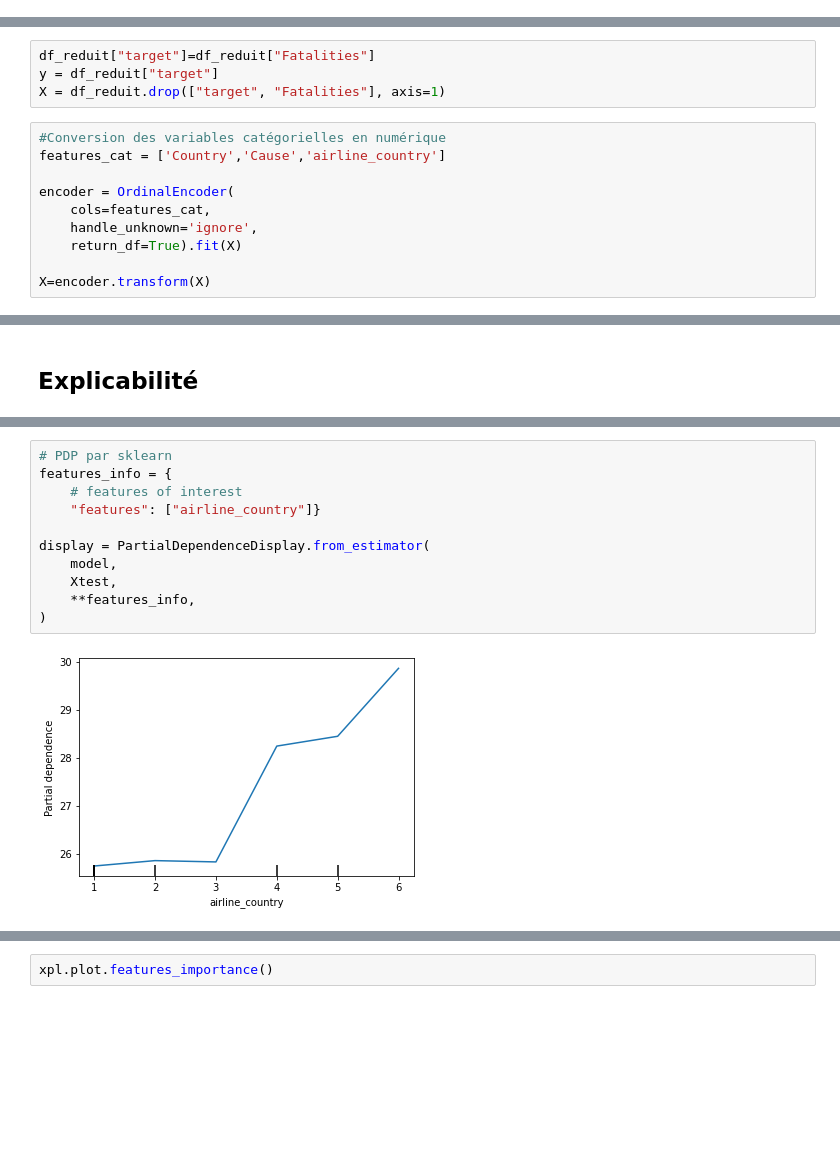
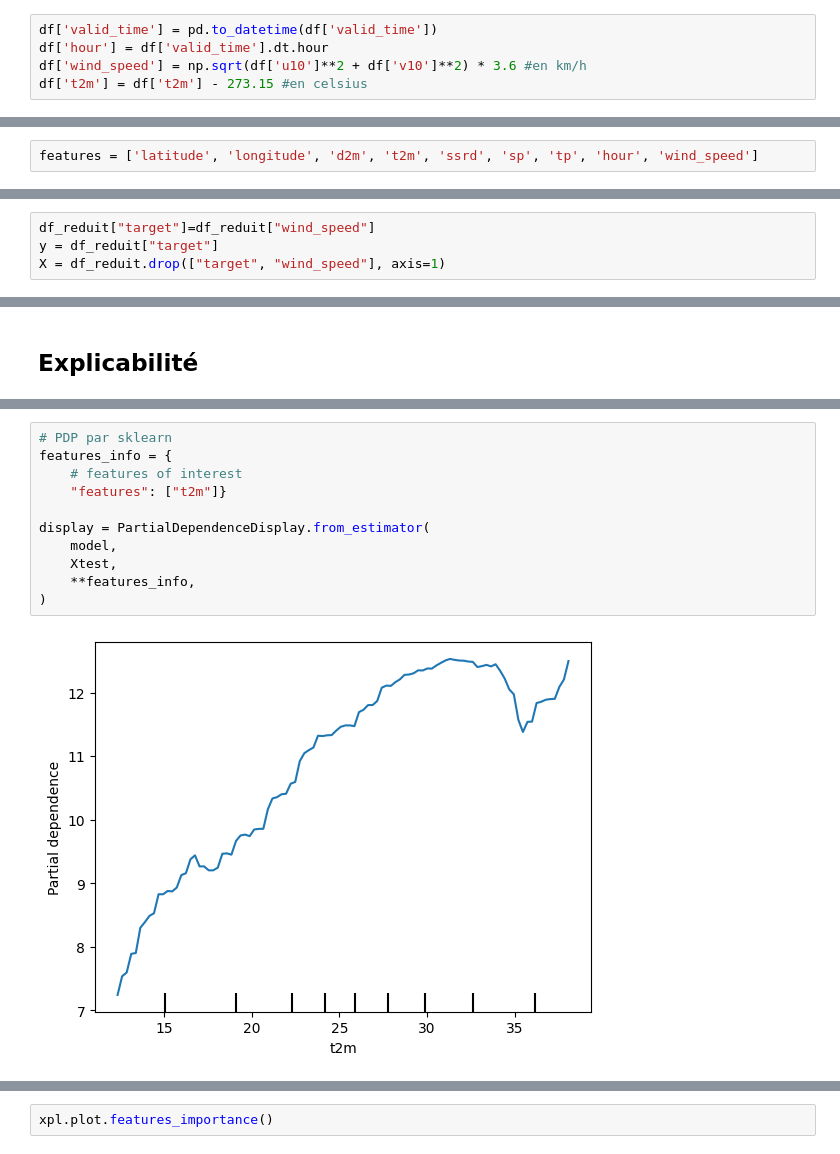
Before and after one commit to ThomasBoucheCours/sensibilisation_explicabilite, a Jupyter notebook: cours/DUT/exemples_cours.ipynb, the cells around one changed output, grey strips where cells are left out. Saved outputs shown, nothing was run; the diff lists cells and outputs as text; blank space fills up the shorter version.

```diff
--- a/cours/DUT/exemples_cours.ipynb
+++ b/cours/DUT/exemples_cours.ipynb
@@ -145,0 +26,5 @@ print(df.shape)
+# %%
+df['valid_time'] = pd.to_datetime(df['valid_time'])
+df['hour'] = df['valid_time'].dt.hour
+df['wind_speed'] = np.sqrt(df['u10']**2 + df['v10']**2) * 3.6 #en km/h
+df['t2m'] = df['t2m'] - 273.15 #en celsius
@@ -150,20 +38,12 @@ features = ['Country', 'Aboard', 'Fatalities','day','month','Cause','airline_cou
+# %%
+features = ['latitude', 'longitude', 'd2m', 't2m', 'ssrd', 'sp', 'tp', 'hour', 'wind_speed']
 # %%
 df_reduit = df[features].copy()
 df_reduit.dropna(inplace=True)
 # %%
-df_reduit["target"]=df_reduit["Fatalities"]
+df_reduit["target"]=df_reduit["wind_speed"]
 y = df_reduit["target"]
-X = df_reduit.drop(["target", "Fatalities"], axis=1)
+X = df_reduit.drop(["target", "wind_speed"], axis=1)
-# %%
-#Conversion des variables catégorielles en numérique
-features_cat = ['Country','Cause','airline_country']
-
-encoder = OrdinalEncoder(
-    cols=features_cat,
-    handle_unknown='ignore',
-    return_df=True).fit(X)
-
-X=encoder.transform(X)
 # %%
 Xtrain, Xtest, ytrain, ytest = train_test_split(
     X, y, train_size=0.75, random_state=1
@@ -197,13 +87,13 @@ Dash is running on http://0.0.0.0:8078/
 # %%
 # PDP par sklearn
 features_info = {
     # features of interest
-    "features": ["airline_country"]}
+    "features": ["t2m"]}
 
 display = PartialDependenceDisplay.from_estimator(
     model,
     Xtest,
     **features_info,
 )
 # %% [output]
-[figure, old version]
+[figure, new version]
```
Also changed, not shown: parts of 24 cells of this notebook, 38 other files.
